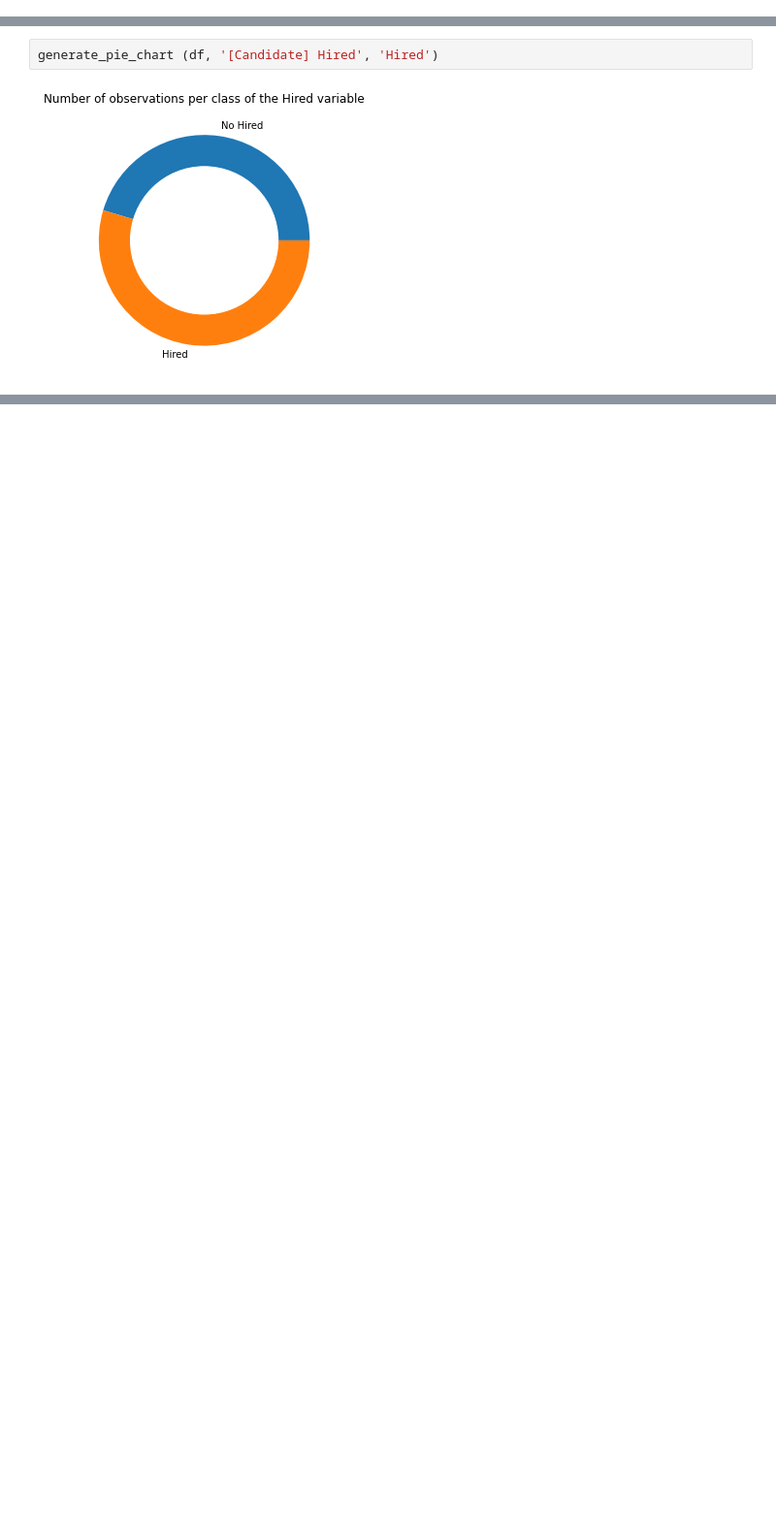
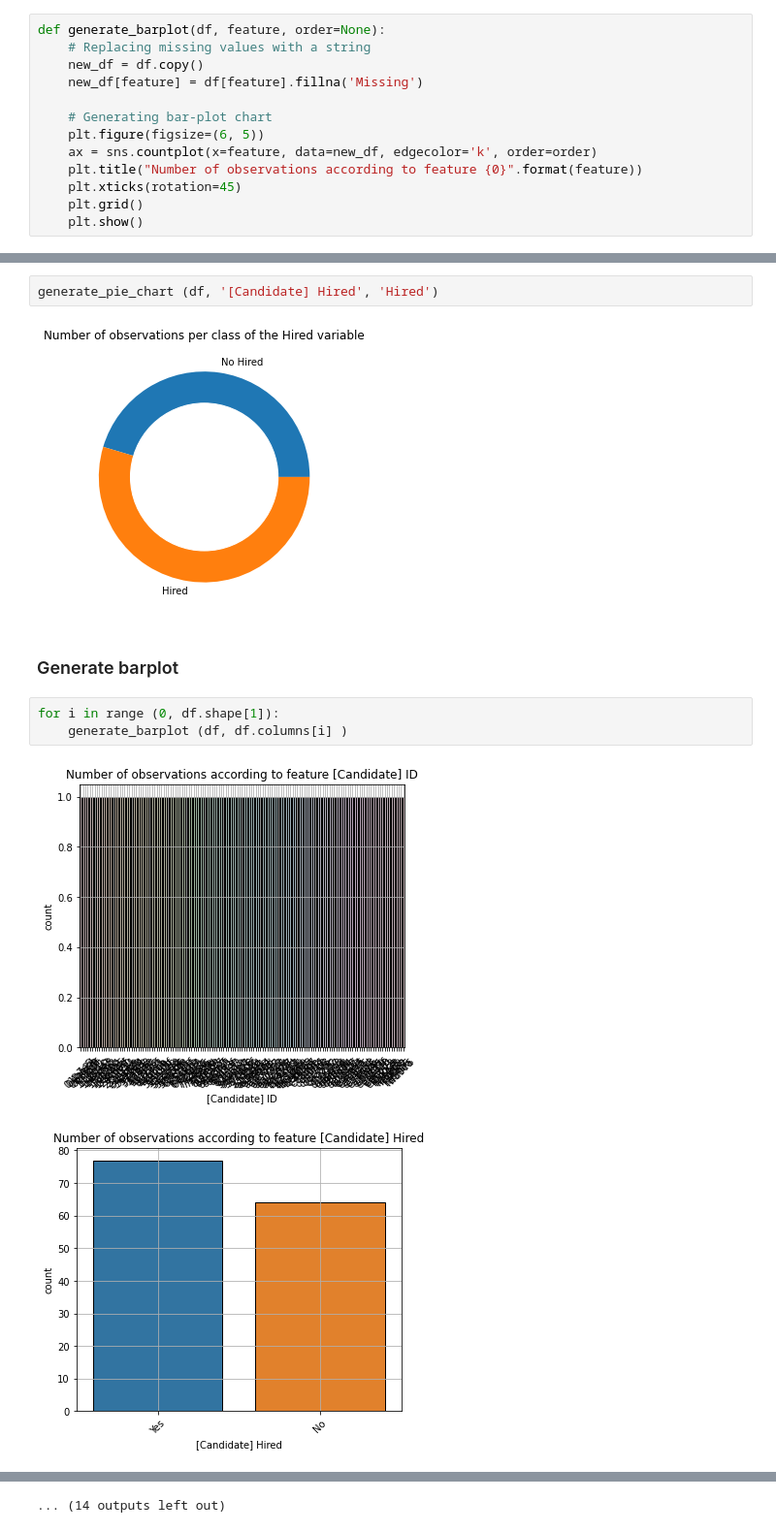
Before and after one commit to anasillo/caylent-hiring, a Jupyter notebook: code/1 - EDA/main.ipynb, the cells around one changed output, grey strips where cells are left out. Shown: that part at 97% size. Drawn from its saved outputs; the diff is of its cells as text; blank space fills up the shorter version.

```diff
--- a/code/1 - EDA/main.ipynb
+++ b/code/1 - EDA/main.ipynb
@@ -87,0 +92,13 @@ def generate_pie_chart(df, feature, name):
+# %%
+def generate_barplot(df, feature, order=None):
+    # Replacing missing values with a string
+    new_df = df.copy()
+    new_df[feature] = df[feature].fillna('Missing')
+
+    # Generating bar-plot chart
+    plt.figure(figsize=(6, 5))
+    ax = sns.countplot(x=feature, data=new_df, edgecolor='k', order=order)
+    plt.title("Number of observations according to feature {0}".format(feature))
+    plt.xticks(rotation=45)
+    plt.grid()
+    plt.show()
@@ -93,3 +141,11 @@ def generate_pie_chart(df, feature, name):
 generate_pie_chart (df, '[Candidate] Hired', 'Hired')
 # %% [output]
 [figure]
+# %% [markdown]
+### Generate barplot
+# %%
+for i in range (0, df.shape[1]):
+    generate_barplot (df, df.columns[i] )
+# %% [output]
+[figure, added]
+[figure, added]
@@ -95,0 +162 @@ generate_pie_chart (df, '[Candidate] Hired', 'Hired')
+... (14 outputs left out)
```
Also changed, not shown: parts of 10 cells of this notebook, 3 other files.
